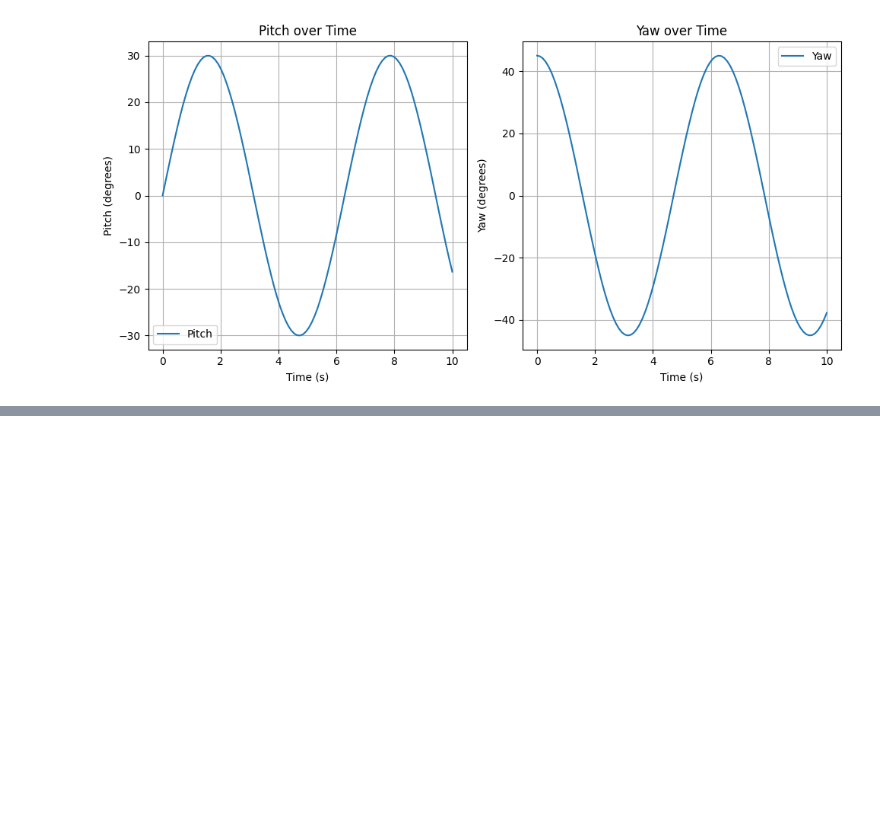
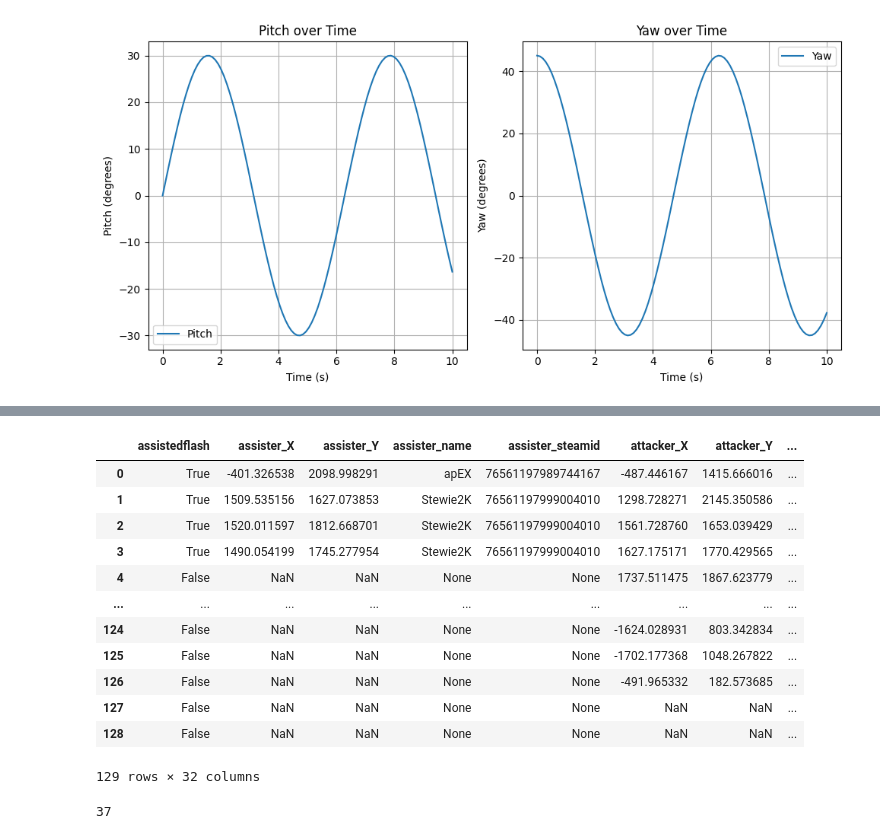
Before and after one commit to PattonYin/CSGO_AI, a Jupyter notebook: demo_analysis/playground.ipynb, the cells around one changed output, grey strips where cells are left out. Drawn from its saved outputs; the diff is of its cells as text; code cells hidden in the pictures; blank space fills up the shorter version.

```diff
--- a/demo_analysis/playground.ipynb
+++ b/demo_analysis/playground.ipynb
@@ -97,0 +325,27 @@ plt.show()
+# %%
+from data_preperator import Processor
+demo_path_case = r"X:\code\CSGO_AI\demo_analysis\demo\demos_extracted\de_dust2\g2-vs-vitality-m1-dust2.dem"
+# Parse the demo
+processor = Processor(demo_path_case)
+death_df = processor.query_death_df()
+# %%
+death_df
+# %% [output]
+|  | assistedflash | assister_X | assister_Y | assister_name | assister_steamid | attacker_X | attacker_Y | ... |
+| 0 | True | -401.326538 | 2098.998291 | apEX | 76561197989744167 | -487.446167 | 1415.666016 | ... |
+| 1 | True | 1509.535156 | 1627.073853 | Stewie2K | 76561197999004010 | 1298.728271 | 2145.350586 | ... |
+| 2 | True | 1520.011597 | 1812.668701 | Stewie2K | 76561197999004010 | 1561.728760 | 1653.039429 | ... |
+| 3 | True | 1490.054199 | 1745.277954 | Stewie2K | 76561197999004010 | 1627.175171 | 1770.429565 | ... |
+| 4 | False | NaN | NaN | None | None | 1737.511475 | 1867.623779 | ... |
+| ... | ... | ... | ... | ... | ... | ... | ... | ... |
+| 124 | False | NaN | NaN | None | None | -1624.028931 | 803.342834 | ... |
+| 125 | False | NaN | NaN | None | None | -1702.177368 | 1048.267822 | ... |
+| 126 | False | NaN | NaN | None | None | -491.965332 | 182.573685 | ... |
+| 127 | False | NaN | NaN | None | None | NaN | NaN | ... |
+| 128 | False | NaN | NaN | None | None | NaN | NaN | ... |
+129 rows × 32 columns
+# %%
+weapon_categories = ['FAMAS','P90','SSG 08','M4A4','Tec-9','Desert Eagle','AWP','USP-S','MAC-10','Zeus x27','XM1014','knife','P2000','Galil AR','SG 553','MP9','Smoke Grenade','Decoy Grenade','AK-47','UMP-45','P250','Incendiary Grenade','Flashbang','Five-SeveN','High Explosive ','0','M4A1-S','MAG-7','Nova','Negev','C4','AUG','MP7','Molotov','CZ75-Auto','Glock-18','Dual Berettas']
+print(len(weapon_categories))
+# %% [output]
+37
```
Also changed, not shown: parts of 25 cells of this notebook, 44 other files.
